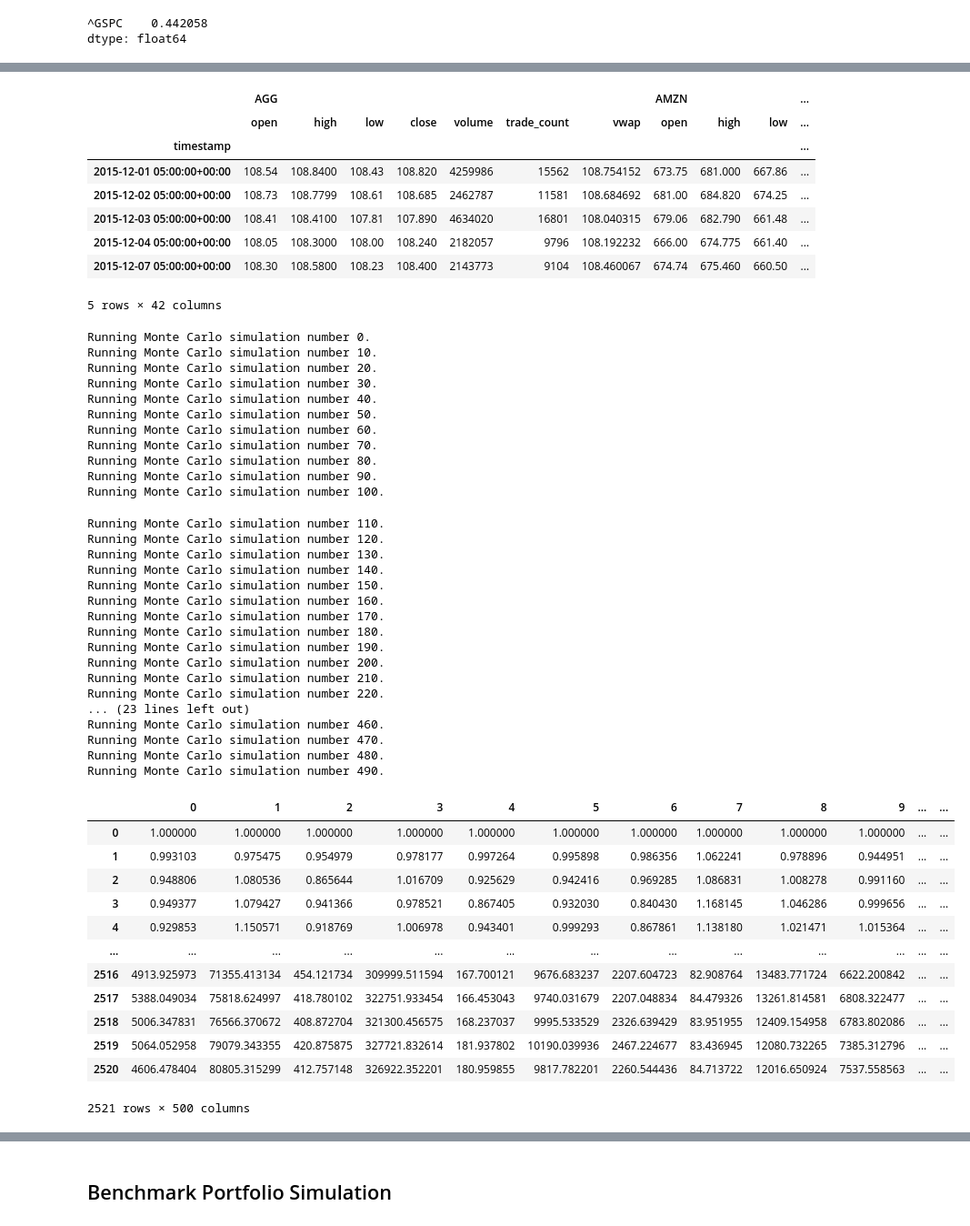
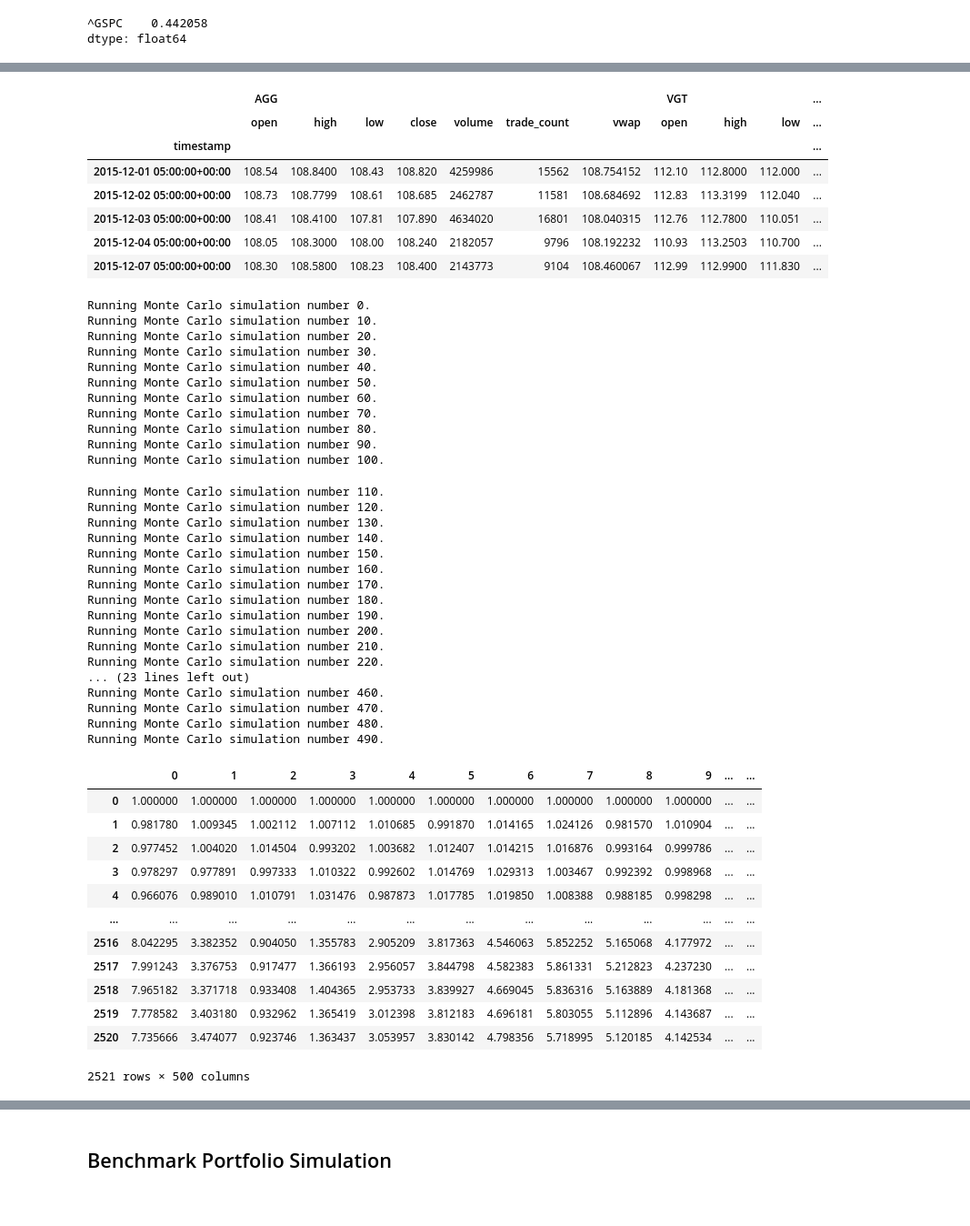
Before and after one commit to reiccv/Project_1_Portfolio_Analysis, a Jupyter notebook: Portfolio_Analysis_Tech_vs_Consumer.ipynb, the cells around one changed output, grey strips where cells are left out. Shown at 91% size. Drawn from its saved outputs; the diff is of its cells as text; code cells hidden in the pictures.

```diff
--- a/Portfolio_Analysis_Tech_vs_Consumer.ipynb
+++ b/Portfolio_Analysis_Tech_vs_Consumer.ipynb
@@ -538,5 +540,4 @@ dtype: float64
 # %%
-## Portfolio Asset Allocation:
 
 load_dotenv()
 
@@ -551,14 +552,12 @@ alpaca = tradeapi.REST(
     api_version = "v2"
 )
 
-tickers = ["AGG","AMZN", "GOOGL", "AAPL", "MSFT", "NVDA"]
+tickers = ["AGG","VGT"]
 
 timeframe = "1DAY"
 
-##Use more conservative timeframe...
-
 start_date = pd.Timestamp("2013-01-01", tz="America/New_York").isoformat()
-end_date = pd.Timestamp("2017-01-01", tz="America/New_York").isoformat()
+end_date = pd.Timestamp("2023-01-01", tz="America/New_York").isoformat()
 
 tech_portfolio = alpaca.get_bars(
     tickers,
@@ -569,33 +568,24 @@ tech_portfolio = alpaca.get_bars(
 
 AGG = tech_portfolio[tech_portfolio['symbol']=='AGG'].drop('symbol', axis=1)
 
-AMZN = tech_portfolio[tech_portfolio['symbol']=='AMZN'].drop('symbol', axis=1)
+VGT = tech_portfolio[tech_portfolio['symbol']=='VGT'].drop('symbol', axis=1)
 
-GOOGL = tech_portfolio[tech_portfolio['symbol']=='GOOGL'].drop('symbol', axis=1)
-
-AAPL = tech_portfolio[tech_portfolio['symbol']=='AAPL'].drop('symbol', axis=1)
-
-MSFT = tech_portfolio[tech_portfolio['symbol']=='MSFT'].drop('symbol', axis=1)
-
-NVDA = tech_portfolio[tech_portfolio['symbol']=='NVDA'].drop('symbol', axis=1)
-
-tech_portfolio = pd.concat([AGG,AMZN,GOOGL,AAPL,MSFT,NVDA],axis=1, keys=['AGG','AMZN','GOOGL','AAPL','MSFT','NVDA'])
+tech_portfolio = pd.concat([AGG,VGT],axis=1, keys=['AGG','VGT'])
 
 tech_portfolio.head()
 # %% [output]
-|  | AGG |  |  |  |  |  |  | AMZN |  |  | ... |
+|  | AGG |  |  |  |  |  |  | VGT |  |  | ... |
 |  | open | high | low | close | volume | trade_count | vwap | open | high | low | ... |
 | timestamp |  |  |  |  |  |  |  |  |  |  | ... |
-| 2015-12-01 05:00:00+00:00 | 108.54 | 108.8400 | 108.43 | 108.820 | 4259986 | 15562 | 108.754152 | 673.75 | 681.000 | 667.86 | ... |
-| 2015-12-02 05:00:00+00:00 | 108.73 | 108.7799 | 108.61 | 108.685 | 2462787 | 11581 | 108.684692 | 681.00 | 684.820 | 674.25 | ... |
-| 2015-12-03 05:00:00+00:00 | 108.41 | 108.4100 | 107.81 | 107.890 | 4634020 | 16801 | 108.040315 | 679.06 | 682.790 | 661.48 | ... |
-| 2015-12-04 05:00:00+00:00 | 108.05 | 108.3000 | 108.00 | 108.240 | 2182057 | 9796 | 108.192232 | 666.00 | 674.775 | 661.40 | ... |
-| 2015-12-07 05:00:00+00:00 | 108.30 | 108.5800 | 108.23 | 108.400 | 2143773 | 9104 | 108.460067 | 674.74 | 675.460 | 660.50 | ... |
+| 2015-12-01 05:00:00+00:00 | 108.54 | 108.8400 | 108.43 | 108.820 | 4259986 | 15562 | 108.754152 | 112.10 | 112.8000 | 112.000 | ... |
+| 2015-12-02 05:00:00+00:00 | 108.73 | 108.7799 | 108.61 | 108.685 | 2462787 | 11581 | 108.684692 | 112.83 | 113.3199 | 112.040 | ... |
+| 2015-12-03 05:00:00+00:00 | 108.41 | 108.4100 | 107.81 | 107.890 | 4634020 | 16801 | 108.040315 | 112.76 | 112.7800 | 110.051 | ... |
+| 2015-12-04 05:00:00+00:00 | 108.05 | 108.3000 | 108.00 | 108.240 | 2182057 | 9796 | 108.192232 | 110.93 | 113.2503 | 110.700 | ... |
+| 2015-12-07 05:00:00+00:00 | 108.30 | 108.5800 | 108.23 | 108.400 | 2143773 | 9104 | 108.460067 | 112.99 | 112.9900 | 111.830 | ... |
-5 rows × 42 columns
 # %%
 MC_10year_tech = MCSimulation(
     portfolio_data = tech_portfolio,
-    weights = [.20,.16,.16,.16,.16,.16],
+    weights = [.20,.80],
     num_simulation = 500,
     num_trading_days = 252*10)
 
@@ -604,43 +594,43 @@ MC_10year_tech.calc_cumulative_return()
 Running Monte Carlo simulation number 0.
 Running Monte Carlo simulation number 10.
 Running Monte Carlo simulation number 20.
 Running Monte Carlo simulation number 30.
 Running Monte Carlo simulation number 40.
 Running Monte Carlo simulation number 50.
 Running Monte Carlo simulation number 60.
 Running Monte Carlo simulation number 70.
 Running Monte Carlo simulation number 80.
 Running Monte Carlo simulation number 90.
 Running Monte Carlo simulation number 100.
 Running Monte Carlo simulation number 110.
 Running Monte Carlo simulation number 120.
 Running Monte Carlo simulation number 130.
 Running Monte Carlo simulation number 140.
 Running Monte Carlo simulation number 150.
 Running Monte Carlo simulation number 160.
 Running Monte Carlo simulation number 170.
 Running Monte Carlo simulation number 180.
 Running Monte Carlo simulation number 190.
 Running Monte Carlo simulation number 200.
 Running Monte Carlo simulation number 210.
 Running Monte Carlo simulation number 220.
 ... (23 lines left out)
 Running Monte Carlo simulation number 460.
 Running Monte Carlo simulation number 470.
 Running Monte Carlo simulation number 480.
 Running Monte Carlo simulation number 490.
 |  | 0 | 1 | 2 | 3 | 4 | 5 | 6 | 7 | 8 | 9 | ... | ... |
 | 0 | 1.000000 | 1.000000 | 1.000000 | 1.000000 | 1.000000 | 1.000000 | 1.000000 | 1.000000 | 1.000000 | 1.000000 | ... | ... |
-| 1 | 0.993103 | 0.975475 | 0.954979 | 0.978177 | 0.997264 | 0.995898 | 0.986356 | 1.062241 | 0.978896 | 0.944951 | ... | ... |
-| 2 | 0.948806 | 1.080536 | 0.865644 | 1.016709 | 0.925629 | 0.942416 | 0.969285 | 1.086831 | 1.008278 | 0.991160 | ... | ... |
-| 3 | 0.949377 | 1.079427 | 0.941366 | 0.978521 | 0.867405 | 0.932030 | 0.840430 | 1.168145 | 1.046286 | 0.999656 | ... | ... |
-| 4 | 0.929853 | 1.150571 | 0.918769 | 1.006978 | 0.943401 | 0.999293 | 0.867861 | 1.138180 | 1.021471 | 1.015364 | ... | ... |
+| 1 | 0.981780 | 1.009345 | 1.002112 | 1.007112 | 1.010685 | 0.991870 | 1.014165 | 1.024126 | 0.981570 | 1.010904 | ... | ... |
+| 2 | 0.977452 | 1.004020 | 1.014504 | 0.993202 | 1.003682 | 1.012407 | 1.014215 | 1.016876 | 0.993164 | 0.999786 | ... | ... |
+| 3 | 0.978297 | 0.977891 | 0.997333 | 1.010322 | 0.992602 | 1.014769 | 1.029313 | 1.003467 | 0.992392 | 0.998968 | ... | ... |
+| 4 | 0.966076 | 0.989010 | 1.010791 | 1.031476 | 0.987873 | 1.017785 | 1.019850 | 1.008388 | 0.988185 | 0.998298 | ... | ... |
 | ... | ... | ... | ... | ... | ... | ... | ... | ... | ... | ... | ... | ... |
-| 2516 | 4913.925973 | 71355.413134 | 454.121734 | 309999.511594 | 167.700121 | 9676.683237 | 2207.604723 | 82.908764 | 13483.771724 | 6622.200842 | ... | ... |
-| 2517 | 5388.049034 | 75818.624997 | 418.780102 | 322751.933454 | 166.453043 | 9740.031679 | 2207.048834 | 84.479326 | 13261.814581 | 6808.322477 | ... | ... |
-| 2518 | 5006.347831 | 76566.370672 | 408.872704 | 321300.456575 | 168.237037 | 9995.533529 | 2326.639429 | 83.951955 | 12409.154958 | 6783.802086 | ... | ... |
-| 2519 | 5064.052958 | 79079.343355 | 420.875875 | 327721.832614 | 181.937802 | 10190.039936 | 2467.224677 | 83.436945 | 12080.732265 | 7385.312796 | ... | ... |
-| 2520 | 4606.478404 | 80805.315299 | 412.757148 | 326922.352201 | 180.959855 | 9817.782201 | 2260.544436 | 84.713722 | 12016.650924 | 7537.558563 | ... | ... |
+| 2516 | 8.042295 | 3.382352 | 0.904050 | 1.355783 | 2.905209 | 3.817363 | 4.546063 | 5.852252 | 5.165068 | 4.177972 | ... | ... |
+| 2517 | 7.991243 | 3.376753 | 0.917477 | 1.366193 | 2.956057 | 3.844798 | 4.582383 | 5.861331 | 5.212823 | 4.237230 | ... | ... |
+| 2518 | 7.965182 | 3.371718 | 0.933408 | 1.404365 | 2.953733 | 3.839927 | 4.669045 | 5.836316 | 5.163889 | 4.181368 | ... | ... |
+| 2519 | 7.778582 | 3.403180 | 0.932962 | 1.365419 | 3.012398 | 3.812183 | 4.696181 | 5.803055 | 5.112896 | 4.143687 | ... | ... |
+| 2520 | 7.735666 | 3.474077 | 0.923746 | 1.363437 | 3.053957 | 3.830142 | 4.798356 | 5.718995 | 5.120185 | 4.142534 | ... | ... |
 2521 rows × 500 columns
 # %%
 MC_10year_tech.plot_distribution()
```
Also changed, not shown: parts of 13 cells of this notebook.
